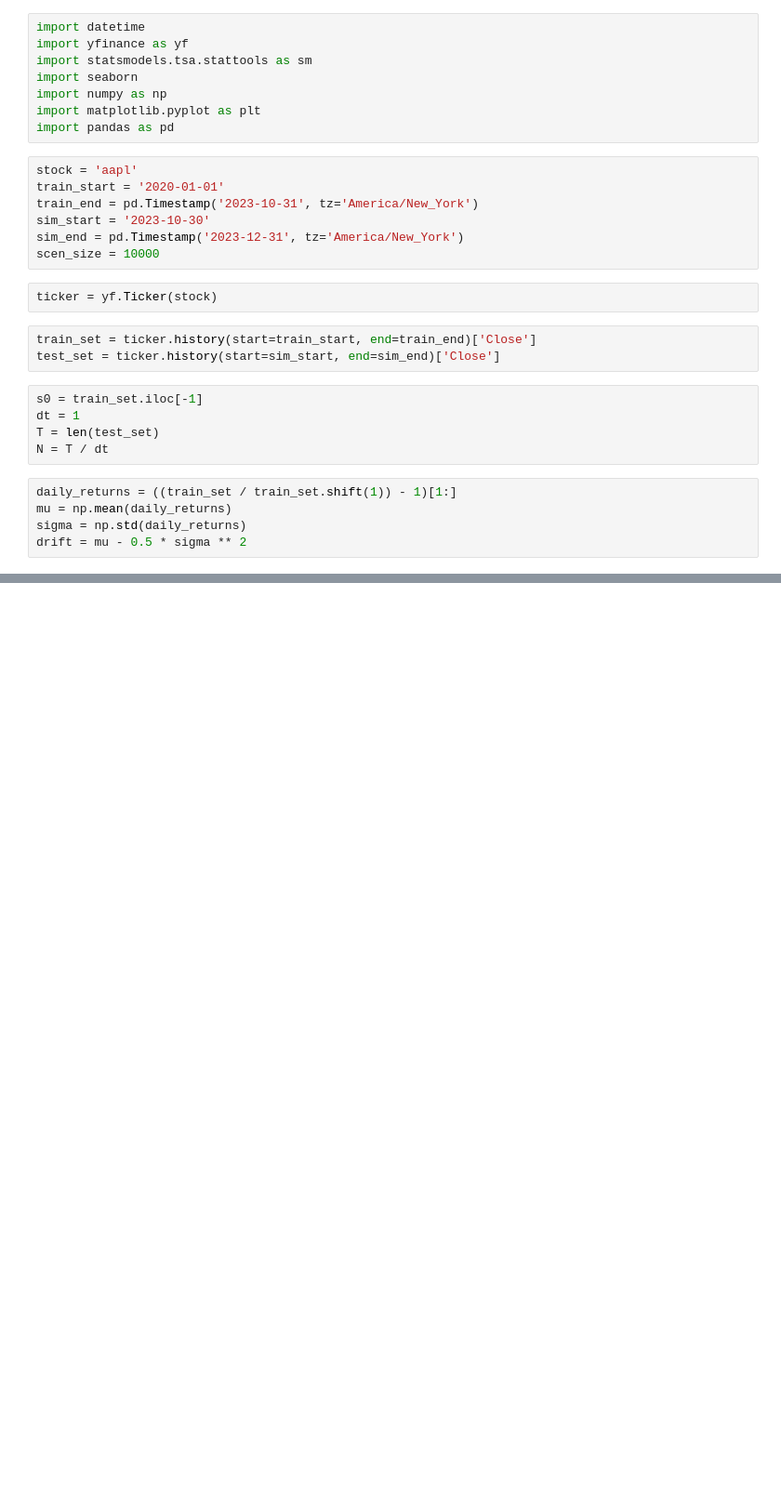
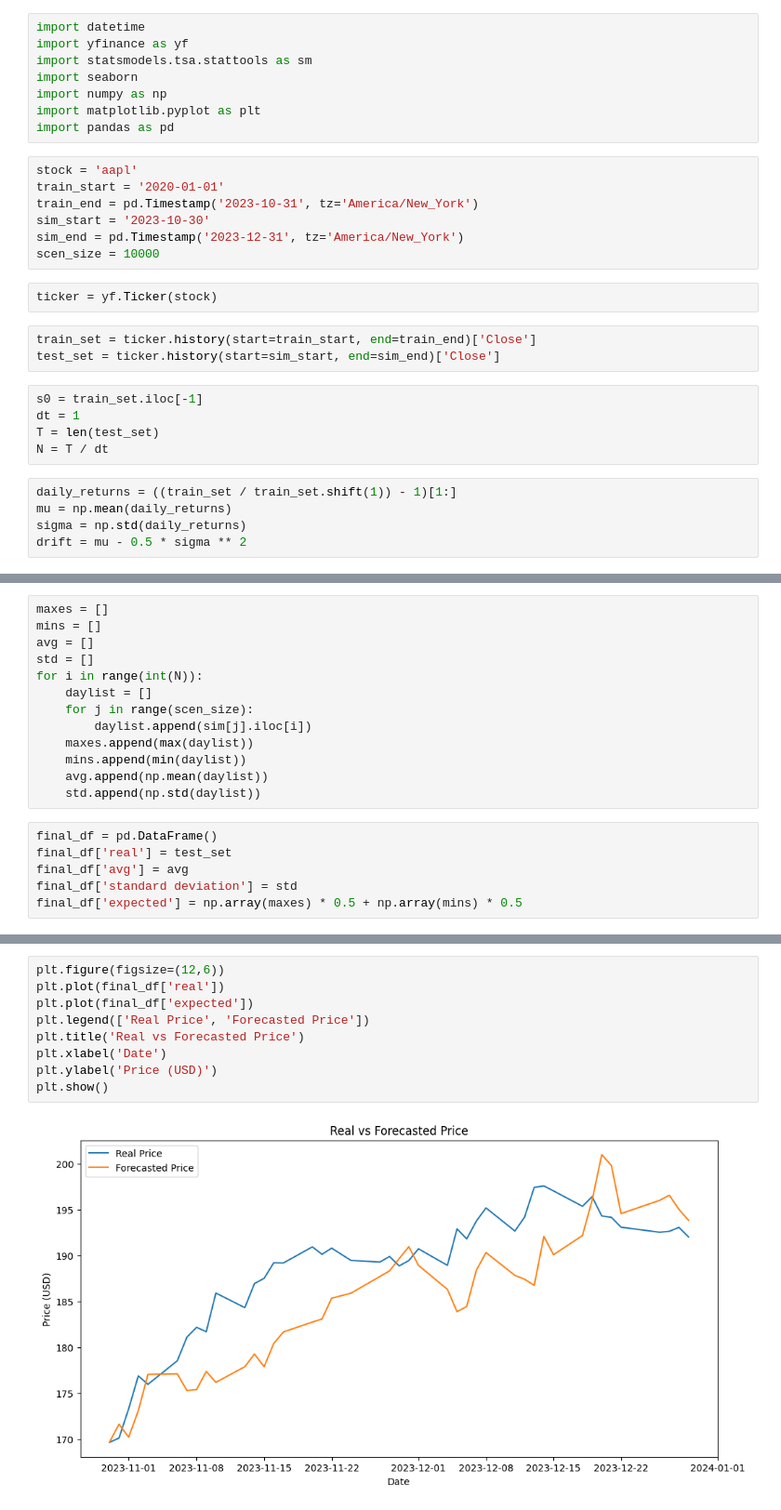
Before and after one commit to michaelmlnkv/Trading2, a Jupyter notebook: stockPriceGBMv2.ipynb, the cells around one changed output, grey strips where cells are left out. Shown: that part at 93% size. Drawn from its saved outputs; the diff is of its cells as text; blank space fills up the shorter version.

```diff
--- a/stockPriceGBMv2.ipynb
+++ b/stockPriceGBMv2.ipynb
@@ -54,0 +51,19 @@ array([], dtype=float64)
+# %%
+maxes = []
+mins = []
+avg = []
+std = []
+for i in range(int(N)):
+    daylist = []
+    for j in range(scen_size):
+        daylist.append(sim[j].iloc[i])
+    maxes.append(max(daylist))
+    mins.append(min(daylist))
+    avg.append(np.mean(daylist))
+    std.append(np.std(daylist))
+# %%
+final_df = pd.DataFrame()
+final_df['real'] = test_set
+final_df['avg'] = avg
+final_df['standard deviation'] = std
+final_df['expected'] = np.array(maxes) * 0.5 + np.array(mins) * 0.5
@@ -54,0 +91,11 @@ array([], dtype=float64)
+# %%
+plt.figure(figsize=(12,6))
+plt.plot(final_df['real'])
+plt.plot(final_df['expected'])
+plt.legend(['Real Price', 'Forecasted Price'])
+plt.title('Real vs Forecasted Price')
+plt.xlabel('Date')
+plt.ylabel('Price (USD)')
+plt.show()
+# %% [output]
+[figure, added]
```
Also changed, not shown: parts of 6 cells of this notebook, 1 other file.
